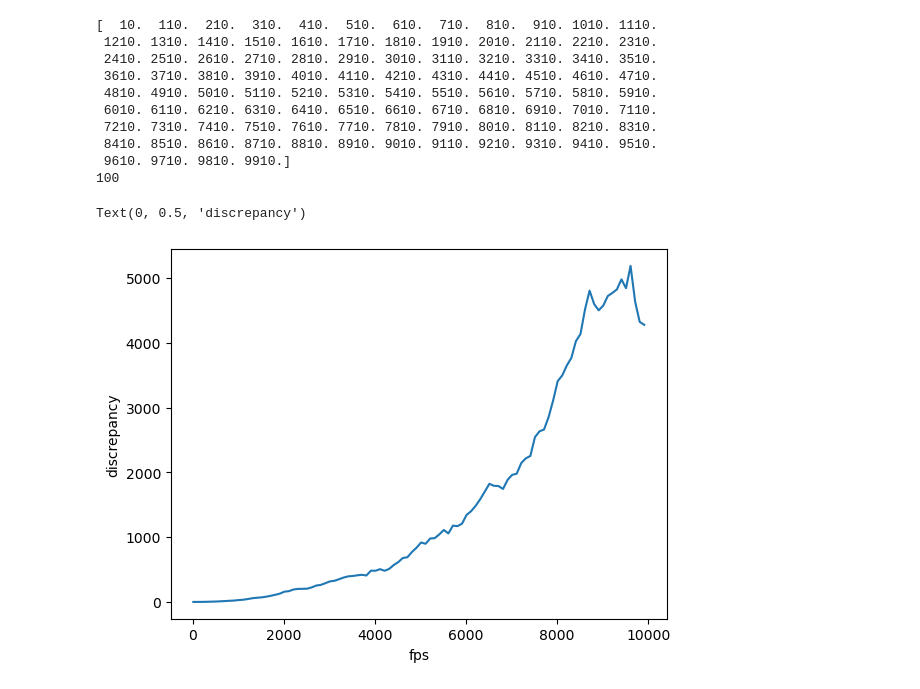
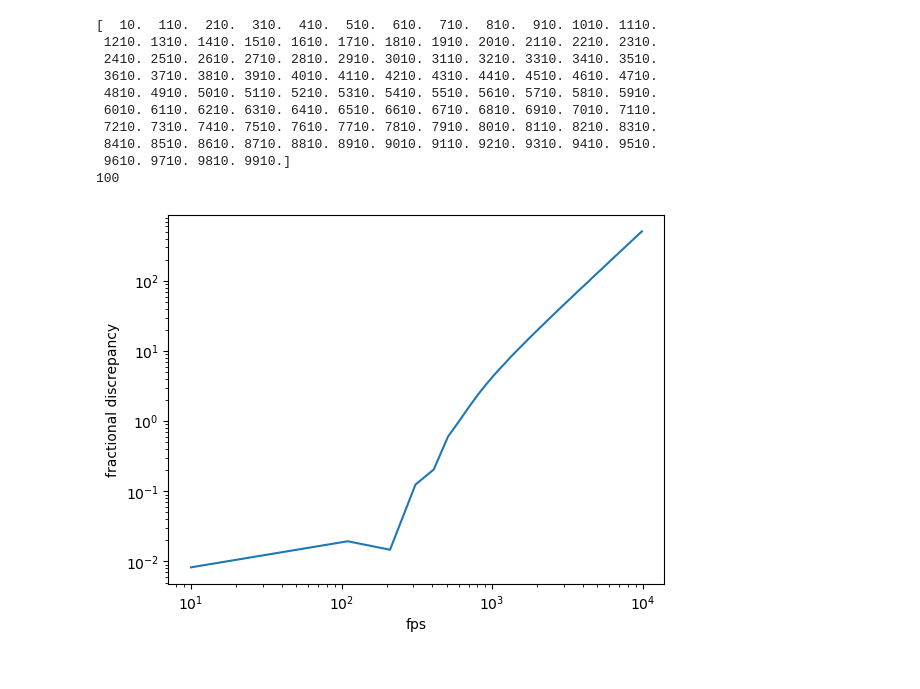
Before and after one commit to ParthM1504/Benchmarking-Dusty-Plasma-Temperature-Code, a Jupyter notebook: Benchmarking.ipynb, the cells around one changed output. Cells and saved outputs as stored; diff of their text form; code cells hidden in the pictures.

```diff
--- a/Benchmarking.ipynb
+++ b/Benchmarking.ipynb
@@ -359,7 +359,6 @@ for i in range(len(spatial_resolution_arr)):
     df=make_velocities(fps,num_particles,spatial_resolution_loop, mu,T, right, up,100)
     discrepancy=get_percent_discrepancies(df[df['frame']==1]['vx (restored)'],df[df['frame']==1]['vx'])
     discrepancy_arr.append(discrepancy)
-    T=mass*np.std(df[df['frame']==1]['vx'])**2/constants.Boltzmann
     T_restored=mass*np.std(df[df['frame']==1]['vx (restored)'])**2/constants.Boltzmann
     T_discrepancy_arr.append(np.abs(T-T_restored)/T)
 # %%
@@ -394,16 +392,14 @@ for i in range(len(fps_arr)):
     df=make_velocities(fps_loop,num_particles,spatial_resolution, mu,T, right, up,final_frame)
     discrepancy=get_percent_discrepancies(df[df['frame']==1]['vx (restored)'],df[df['frame']==1]['vx'])
     discrepancy_arr.append(discrepancy)
-    T=mass*np.std(df[df['frame']==1]['vx'])**2/constants.Boltzmann
     T_restored=mass*np.std(df[df['frame']==1]['vx (restored)'])**2/constants.Boltzmann
     T_discrepancy_arr.append(np.abs(T-T_restored)/T)
 # %%
 fig, ax = plt.subplots()
 ax.plot(fps_arr, T_discrepancy_arr)
 ax.set_xlabel('fps')
-ax.set_ylabel('discrepancy')
-# ax.set_xscale('log')
-# ax.set_yscale('log')
+ax.set_ylabel('fractional discrepancy')
+ax.set_xscale('log')
+ax.set_yscale('log')
 # %% [output]
-Text(0, 0.5, 'discrepancy')
-[figure, old version]
+[figure, new version]
```
Also changed, not shown: parts of 13 cells of this notebook.
